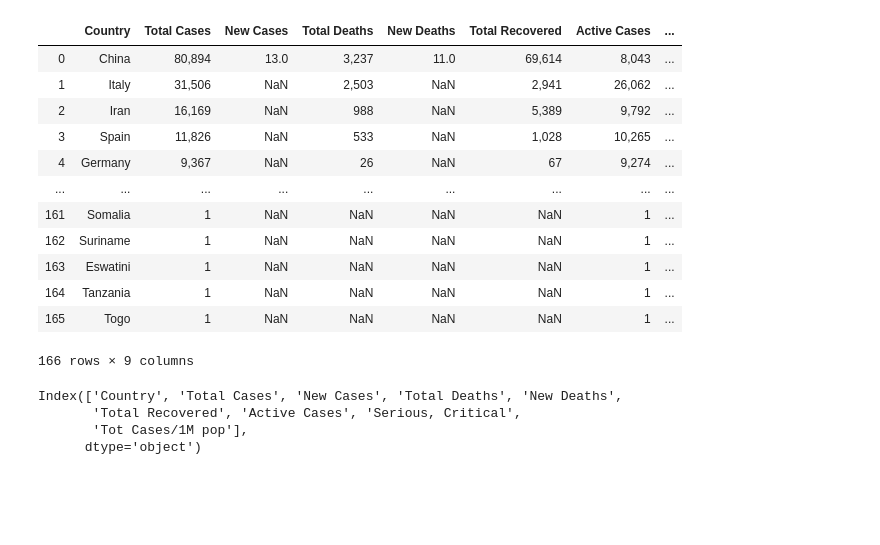
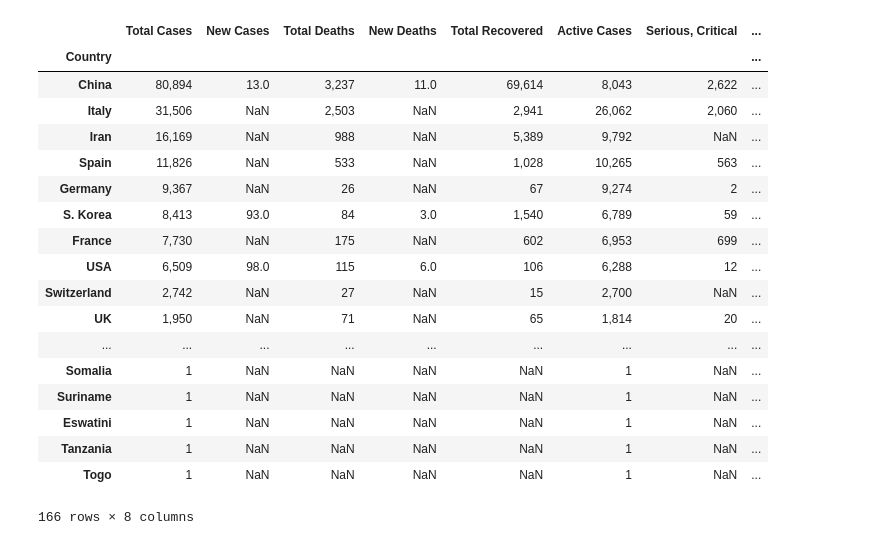
Before and after one commit to kevinclee26/Coronavirus, a Jupyter notebook: import_csv_to_sqlite.ipynb, the cells around one changed output. Cells and saved outputs as stored; diff of their text form; code cells hidden in the pictures; blank space fills up the shorter version.

```diff
--- a/import_csv_to_sqlite.ipynb
+++ b/import_csv_to_sqlite.ipynb
@@ -5,22 +5,28 @@ from sqlalchemy.orm import Session
 from sqlalchemy.ext.declarative import declarative_base
 from sqlalchemy import Column, Table, Integer, String
 # %%
-data=pd.read_csv('data/worldometer.csv')
+data=pd.read_csv('data/worldometer.csv', index_col='Country')
 data
 # %% [output]
-|  | Country | Total Cases | New Cases | Total Deaths | New Deaths | Total Recovered | Active Cases | ... |
-| 0 | China | 80,894 | 13.0 | 3,237 | 11.0 | 69,614 | 8,043 | ... |
-| 1 | Italy | 31,506 | NaN | 2,503 | NaN | 2,941 | 26,062 | ... |
-| 2 | Iran | 16,169 | NaN | 988 | NaN | 5,389 | 9,792 | ... |
-| 3 | Spain | 11,826 | NaN | 533 | NaN | 1,028 | 10,265 | ... |
-| 4 | Germany | 9,367 | NaN | 26 | NaN | 67 | 9,274 | ... |
+|  | Total Cases | New Cases | Total Deaths | New Deaths | Total Recovered | Active Cases | Serious, Critical | ... |
+| Country |  |  |  |  |  |  |  | ... |
+| China | 80,894 | 13.0 | 3,237 | 11.0 | 69,614 | 8,043 | 2,622 | ... |
+| Italy | 31,506 | NaN | 2,503 | NaN | 2,941 | 26,062 | 2,060 | ... |
+| Iran | 16,169 | NaN | 988 | NaN | 5,389 | 9,792 | NaN | ... |
+| Spain | 11,826 | NaN | 533 | NaN | 1,028 | 10,265 | 563 | ... |
+| Germany | 9,367 | NaN | 26 | NaN | 67 | 9,274 | 2 | ... |
+| S. Korea | 8,413 | 93.0 | 84 | 3.0 | 1,540 | 6,789 | 59 | ... |
+| France | 7,730 | NaN | 175 | NaN | 602 | 6,953 | 699 | ... |
+| USA | 6,509 | 98.0 | 115 | 6.0 | 106 | 6,288 | 12 | ... |
+| Switzerland | 2,742 | NaN | 27 | NaN | 15 | 2,700 | NaN | ... |
+| UK | 1,950 | NaN | 71 | NaN | 65 | 1,814 | 20 | ... |
 | ... | ... | ... | ... | ... | ... | ... | ... | ... |
-| 161 | Somalia | 1 | NaN | NaN | NaN | NaN | 1 | ... |
-| 162 | Suriname | 1 | NaN | NaN | NaN | NaN | 1 | ... |
-| 163 | Eswatini | 1 | NaN | NaN | NaN | NaN | 1 | ... |
-| 164 | Tanzania | 1 | NaN | NaN | NaN | NaN | 1 | ... |
-| 165 | Togo | 1 | NaN | NaN | NaN | NaN | 1 | ... |
+| Somalia | 1 | NaN | NaN | NaN | NaN | 1 | NaN | ... |
+| Suriname | 1 | NaN | NaN | NaN | NaN | 1 | NaN | ... |
+| Eswatini | 1 | NaN | NaN | NaN | NaN | 1 | NaN | ... |
+| Tanzania | 1 | NaN | NaN | NaN | NaN | 1 | NaN | ... |
+| Togo | 1 | NaN | NaN | NaN | NaN | 1 | NaN | ... |
-166 rows × 9 columns
+166 rows × 8 columns
 # %%
 # create engine to communicate with database
 engine=create_engine('sqlite:///worldometer.sqlite')
@@ -28,10 +34,3 @@ engine=create_engine('sqlite:///worldometer.sqlite')
 # create Session object to connect to DB
 # a Session establishes all conversations with the database and represents a "holding zone" for all objects which you've loaded or associated with it during its lifespan
 session=Session(bind=engine)
-# %%
-data.columns
-# %% [output]
-Index(['Country', 'Total Cases', 'New Cases', 'Total Deaths', 'New Deaths',
-       'Total Recovered', 'Active Cases', 'Serious, Critical',
-       'Tot Cases/1M pop'],
-      dtype='object')
```
Also changed, not shown: parts of 5 cells of this notebook, 2 other files.
